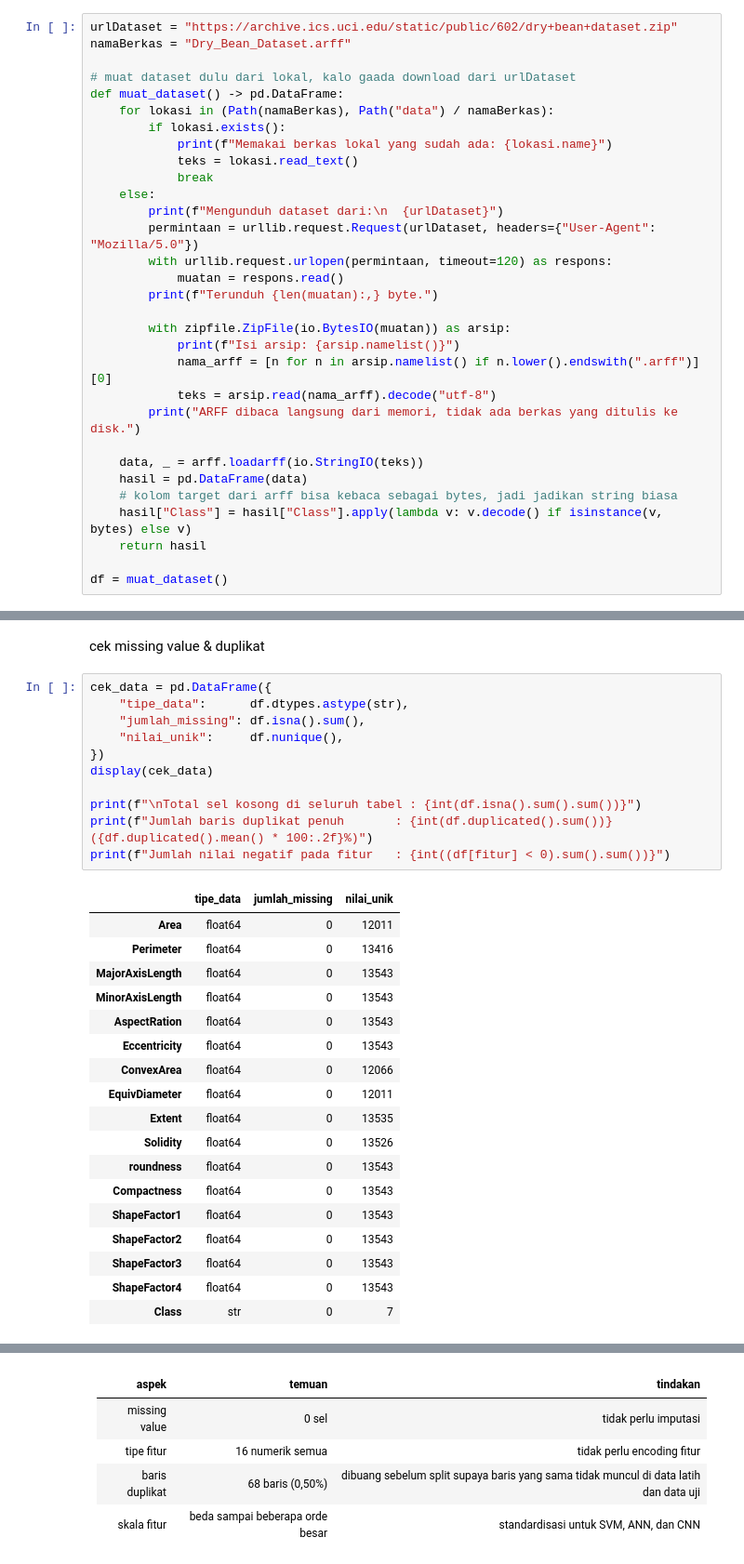
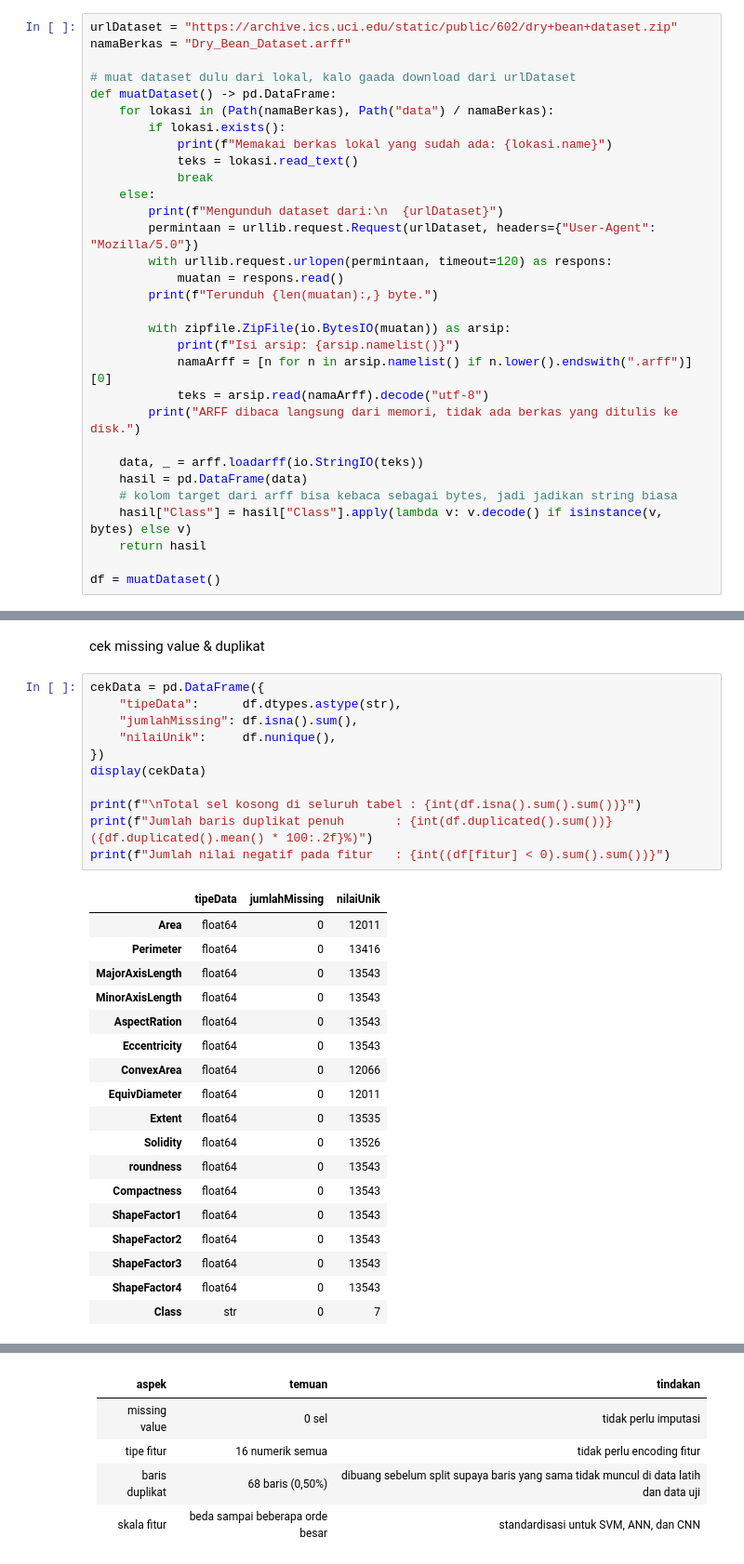
Before and after one commit to citylighxts/dry-bean-supervised-learning, a Jupyter notebook: dry_bean_supervised_learning.ipynb, the cells around one changed output, grey strips where cells are left out. Shown at 93% size. Drawn from its saved outputs; the diff is of its cells as text.

```diff
--- a/dry_bean_supervised_learning.ipynb
+++ b/dry_bean_supervised_learning.ipynb
@@ -113,7 +113,7 @@ urlDataset = "https://archive.ics.uci.edu/static/public/602/dry+bean+dataset.zip
 namaBerkas = "Dry_Bean_Dataset.arff"
 
 # muat dataset dulu dari lokal, kalo gaada download dari urlDataset
-def muat_dataset() -> pd.DataFrame:
+def muatDataset() -> pd.DataFrame:
     for lokasi in (Path(namaBerkas), Path("data") / namaBerkas):
         if lokasi.exists():
             print(f"Memakai berkas lokal yang sudah ada: {lokasi.name}")
@@ -128,8 +128,8 @@ def muat_dataset() -> pd.DataFrame:
 
         with zipfile.ZipFile(io.BytesIO(muatan)) as arsip:
             print(f"Isi arsip: {arsip.namelist()}")
-            nama_arff = [n for n in arsip.namelist() if n.lower().endswith(".arff")][0]
-            teks = arsip.read(nama_arff).decode("utf-8")
+            namaArff = [n for n in arsip.namelist() if n.lower().endswith(".arff")][0]
+            teks = arsip.read(namaArff).decode("utf-8")
         print("ARFF dibaca langsung dari memori, tidak ada berkas yang ditulis ke disk.")
 
     data, _ = arff.loadarff(io.StringIO(teks))
@@ -138,7 +138,7 @@ def muat_dataset() -> pd.DataFrame:
     hasil["Class"] = hasil["Class"].apply(lambda v: v.decode() if isinstance(v, bytes) else v)
     return hasil
 
-df = muat_dataset()
+df = muatDataset()
 # %% [output]
 Mengunduh dataset dari:
   https://archive.ics.uci.edu/static/public/602/dry+bean+dataset.zip
@@ -223,18 +223,18 @@ fitur ukuran (`Area` skew 2,95, `ConvexArea` 2,94, `MinorAxisLength` 2,24) condo
 # %% [markdown]
 cek missing value & duplikat
 # %%
-cek_data = pd.DataFrame({
-    "tipe_data":      df.dtypes.astype(str),
-    "jumlah_missing": df.isna().sum(),
-    "nilai_unik":     df.nunique(),
+cekData = pd.DataFrame({
+    "tipeData":      df.dtypes.astype(str),
+    "jumlahMissing": df.isna().sum(),
+    "nilaiUnik":     df.nunique(),
 })
-display(cek_data)
+display(cekData)
 
 print(f"\nTotal sel kosong di seluruh tabel : {int(df.isna().sum().sum())}")
 print(f"Jumlah baris duplikat penuh       : {int(df.duplicated().sum())} ({df.duplicated().mean() * 100:.2f}%)")
 print(f"Jumlah nilai negatif pada fitur   : {int((df[fitur] < 0).sum().sum())}")
 # %% [output]
-|  | tipe_data | jumlah_missing | nilai_unik |
+|  | tipeData | jumlahMissing | nilaiUnik |
 | Area | float64 | 0 | 12011 |
 | Perimeter | float64 | 0 | 13416 |
 | MajorAxisLength | float64 | 0 | 13543 |
```
Also changed, not shown: parts of 36 cells of this notebook.
